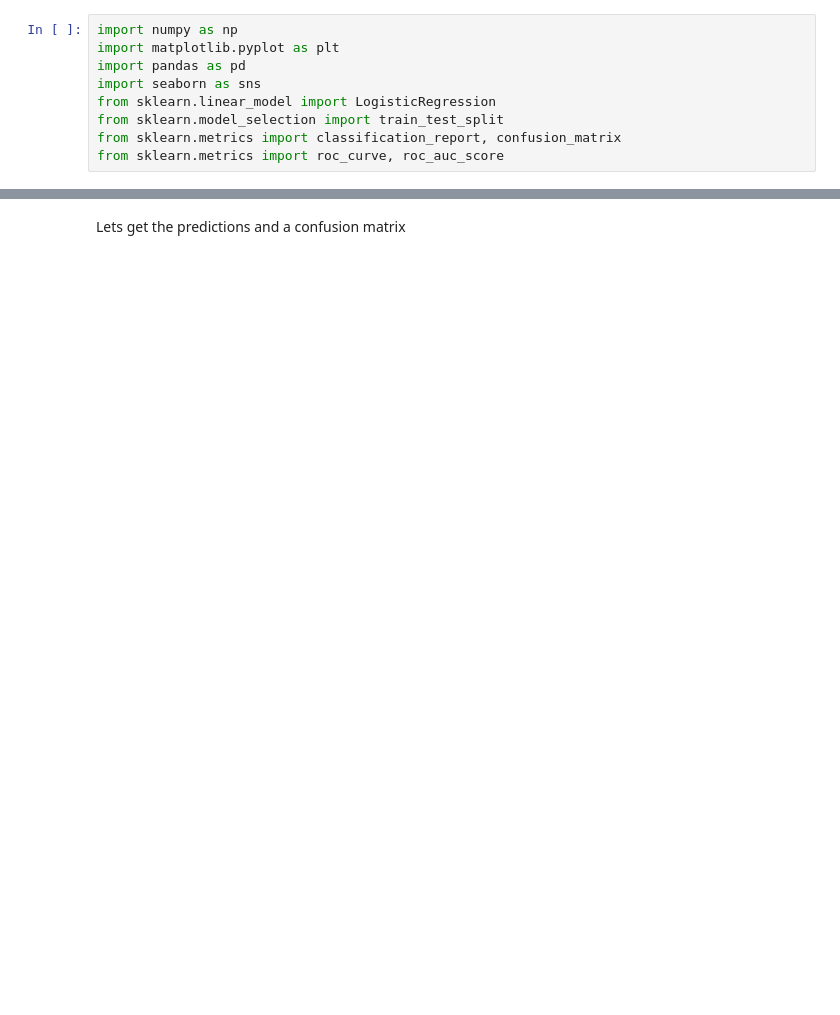
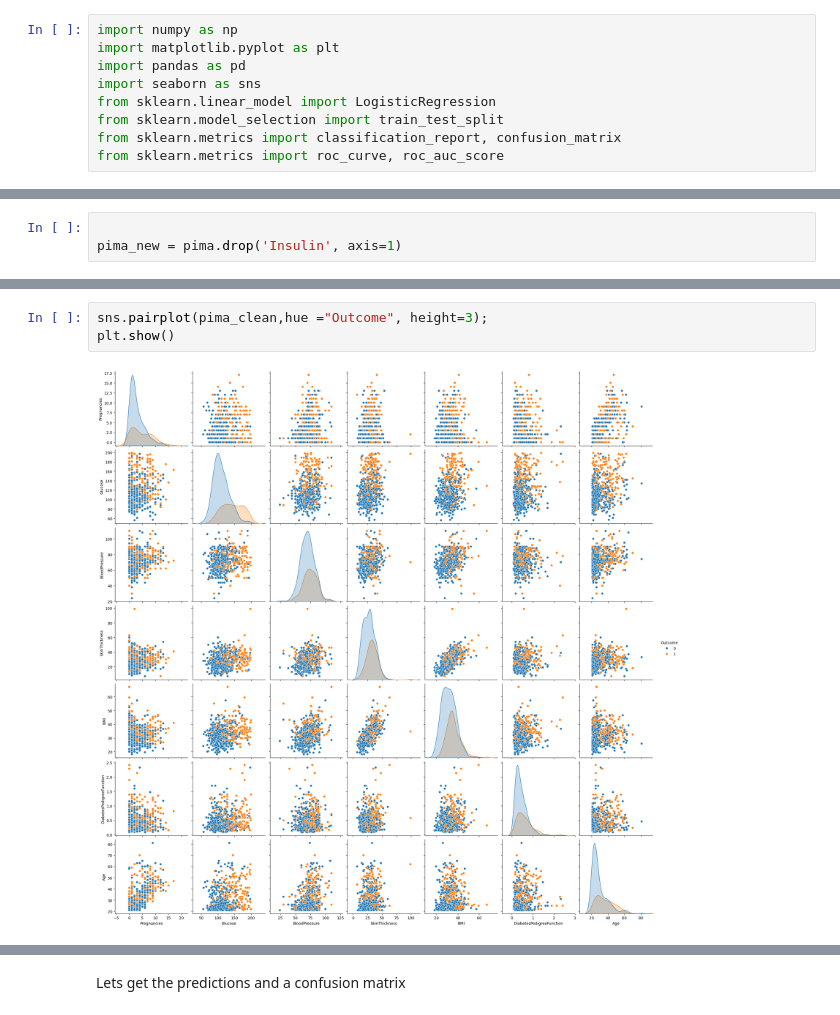
Before and after one commit to rheremm/COGS105, a Jupyter notebook: Lectures/Week_4/Multiple_Logistic_Regression.ipynb, the cells around one changed output, grey strips where cells are left out. Drawn from its saved outputs; the diff is of its cells as text; blank space fills up the shorter version.

```diff
--- a/Lectures/Week_4/Multiple_Logistic_Regression.ipynb
+++ b/Lectures/Week_4/Multiple_Logistic_Regression.ipynb
@@ -85,0 +88,3 @@ split the data into test and training sets and fit the model
+# %%
+
+pima_new = pima.drop('Insulin', axis=1)
@@ -85,0 +142,5 @@ split the data into test and training sets and fit the model
+# %%
+sns.pairplot(pima_clean,hue ="Outcome", height=3);
+plt.show()
+# %% [output]
+[figure, added]
```
Also changed, not shown: parts of 31 cells of this notebook, 1 other file.
